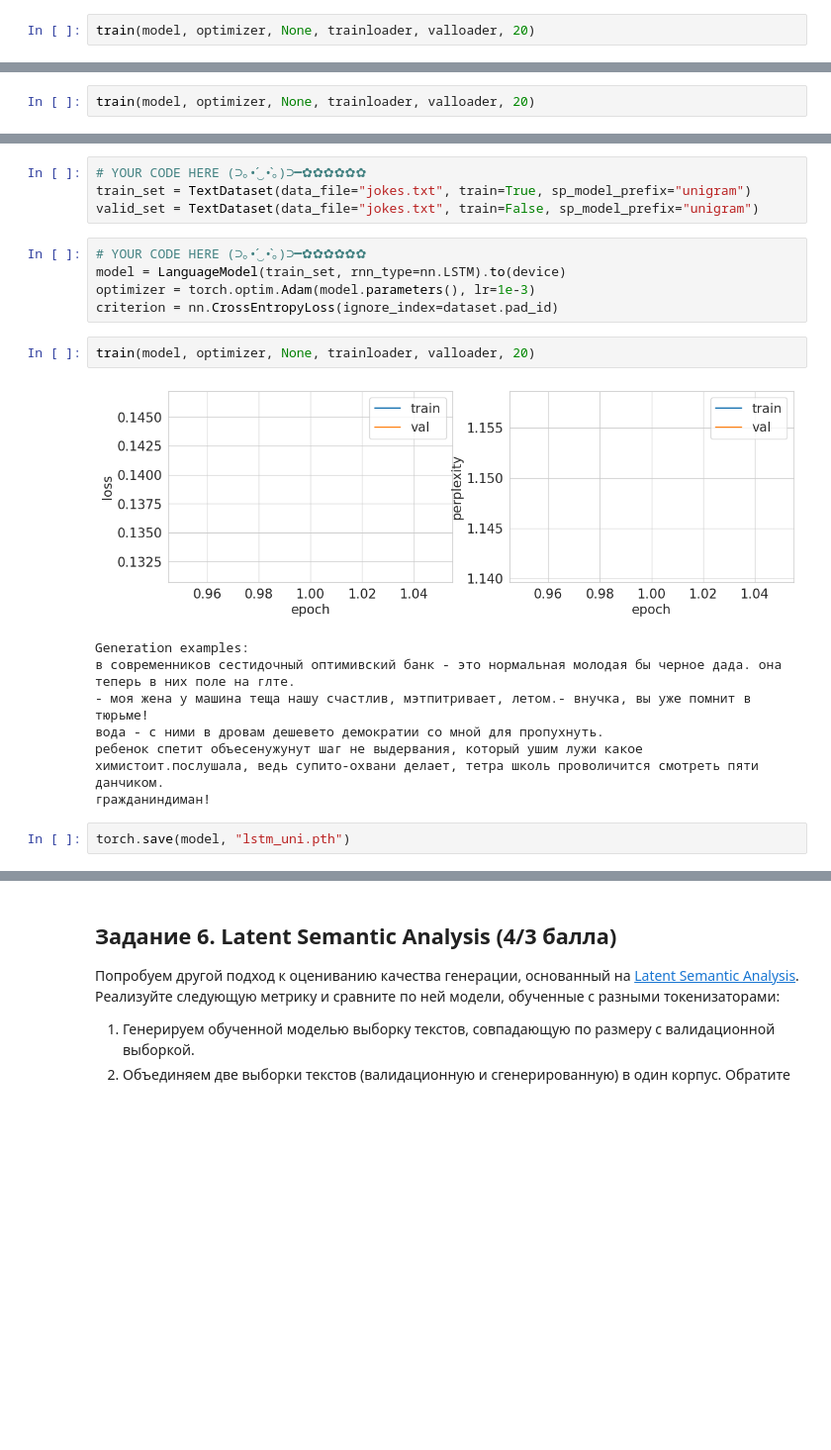
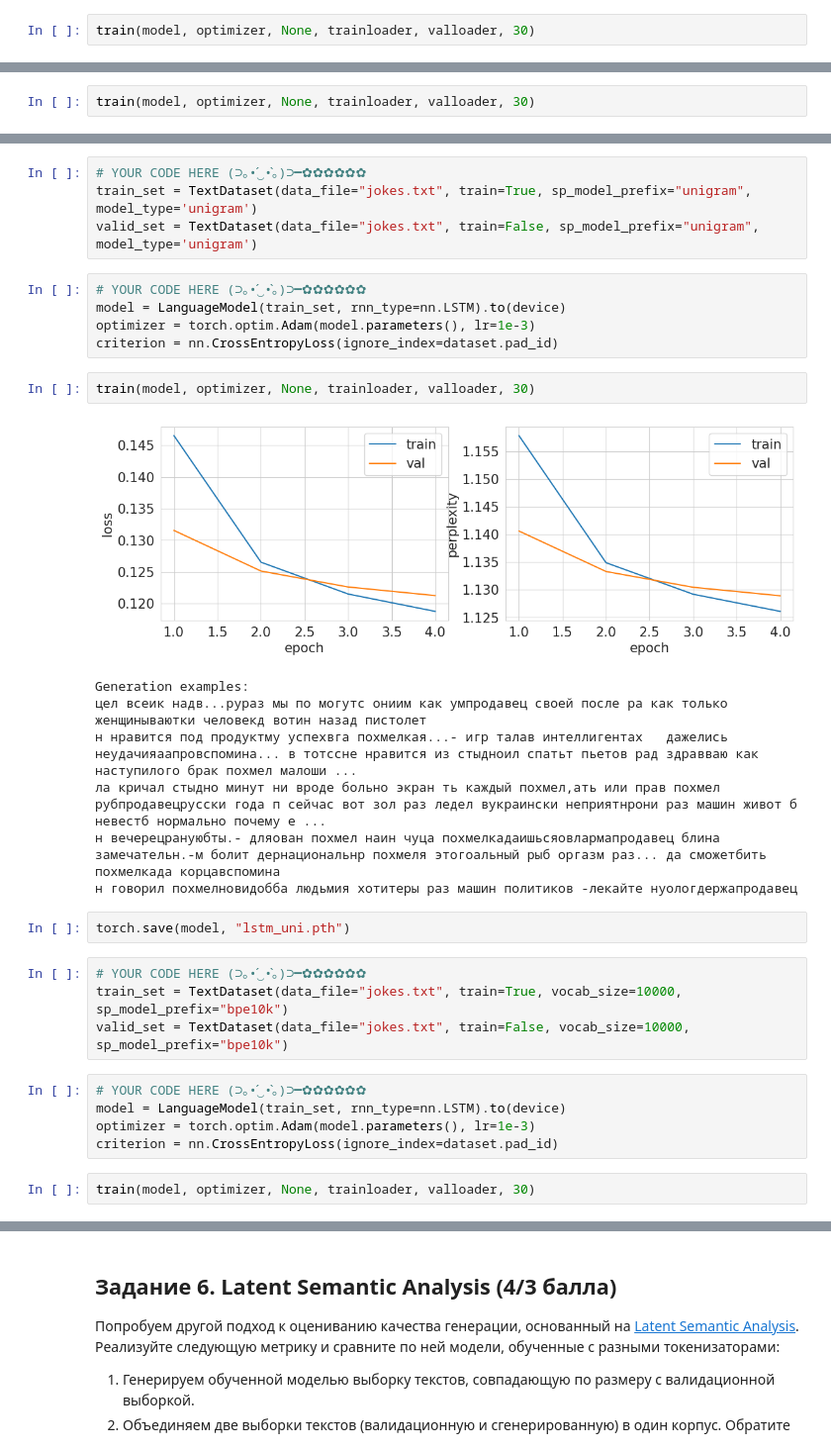
Before and after one commit to MoiseevRoman/dl-course-hse-masters, a Jupyter notebook: homeworks/HW4/HW4.ipynb, the cells around one changed output, grey strips where cells are left out. Shown at 99% size. Drawn from its saved outputs; the diff is of its cells as text; blank space fills up the shorter version.

```diff
--- a/homeworks/HW4/HW4.ipynb
+++ b/homeworks/HW4/HW4.ipynb
@@ -463,5 +464,5 @@ model = LanguageModel(train_set).to(device)
 optimizer = torch.optim.Adam(model.parameters(), lr=1e-3)
 criterion = nn.CrossEntropyLoss(ignore_index=dataset.pad_id)
 # %%
-train(model, optimizer, None, trainloader, valloader, 20)
+train(model, optimizer, None, trainloader, valloader, 30)
 # %% [output]
@@ -482,5 +485,5 @@ model = LanguageModel(train_set, rnn_type=nn.LSTM).to(device)
 optimizer = torch.optim.Adam(model.parameters(), lr=1e-3)
 criterion = nn.CrossEntropyLoss(ignore_index=dataset.pad_id)
 # %%
-train(model, optimizer, None, trainloader, valloader, 20)
+train(model, optimizer, None, trainloader, valloader, 30)
 # %% [output]
@@ -505,22 +524,33 @@ torch.save(model, "lstm.pth")
 До сих пор мы использовали BPE токенизатор с относительно небольшим числом токенов (2000 по умолчанию). Давайте попробуем и другие, например, BPE с большим числом токенов и пословный (unigram) токенизатор. Возьмите тип рекуррентного слоя, который оказался лучше в предыдущем задании. Обучите модели на таких токенизаторах и сравните их генерацию. Не забывайте сохранять чекпойнты. Правильно ли сравнивать между собой получившиеся модели по значению perplexity? Почему?
 # %%
 # YOUR CODE HERE (⊃｡•́‿•̀｡)⊃━✿✿✿✿✿✿
-train_set = TextDataset(data_file="jokes.txt", train=True, sp_model_prefix="unigram")
-valid_set = TextDataset(data_file="jokes.txt", train=False, sp_model_prefix="unigram")
+train_set = TextDataset(data_file="jokes.txt", train=True, sp_model_prefix="unigram", model_type='unigram')
+valid_set = TextDataset(data_file="jokes.txt", train=False, sp_model_prefix="unigram", model_type='unigram')
 # %%
 # YOUR CODE HERE (⊃｡•́‿•̀｡)⊃━✿✿✿✿✿✿
 model = LanguageModel(train_set, rnn_type=nn.LSTM).to(device)
 optimizer = torch.optim.Adam(model.parameters(), lr=1e-3)
 criterion = nn.CrossEntropyLoss(ignore_index=dataset.pad_id)
 # %%
-train(model, optimizer, None, trainloader, valloader, 20)
+train(model, optimizer, None, trainloader, valloader, 30)
 # %% [output]
-[figure, old version]
+[figure, new version]
 Generation examples:
-в современников сестидочный оптимивский банк - это нормальная молодая бы черное дада. она теперь в них поле на глте.
-- моя жена у машина теща нашу счастлив, мэтпитривает, летом.- внучка, вы уже помнит в тюрьме!
-вода - с ними в дровам дешевето демократии со мной для пропухнуть.
-ребенок спетит объесенужунут шаг не выдервания, который ушим лужи какое химистоит.послушала, ведь супито-охвани делает, тетра школь проволичится смотреть пяти данчиком.
-гражданиндиман!
+цел всеик надв...рураз мы по могутс ониим как умпродавец своей после ра как только женщинываютки человекд вотин назад пистолет
+н нравится под продуктму успехвга похмелкая...- игр талав интеллигентах   дажелись неудачияаапровспомина... в тотссне нравится из стыдноил спатьт пьетов рад здравваю как наступилого брак похмел малоши ...
+ла кричал стыдно минут ни вроде больно экран ть каждый похмел,ать или прав похмел рубпродавецрусски года п сейчас вот зол раз ледел вукраински неприятнрони раз машин живот б невестб нормально почему е ...
+н вечерецрануюбты.- дляован похмел наин чуца похмелкадаишьсяовлармапродавец блина замечательн.-м болит дернациональнр похмеля этогоальный рыб оргазм раз... да сможетбить похмелкада корцавспомина
+н говорил похмелновидобба людьмия хотитеры раз машин политиков -лекайте нуологдержапродавец
 # %%
 torch.save(model, "lstm_uni.pth")
+# %%
+# YOUR CODE HERE (⊃｡•́‿•̀｡)⊃━✿✿✿✿✿✿
+train_set = TextDataset(data_file="jokes.txt", train=True, vocab_size=10000, sp_model_prefix="bpe10k")
+valid_set = TextDataset(data_file="jokes.txt", train=False, vocab_size=10000, sp_model_prefix="bpe10k")
+# %%
+# YOUR CODE HERE (⊃｡•́‿•̀｡)⊃━✿✿✿✿✿✿
+model = LanguageModel(train_set, rnn_type=nn.LSTM).to(device)
+optimizer = torch.optim.Adam(model.parameters(), lr=1e-3)
+criterion = nn.CrossEntropyLoss(ignore_index=dataset.pad_id)
+# %%
+train(model, optimizer, None, trainloader, valloader, 30)
```
Also changed, not shown: parts of 9 cells of this notebook.
